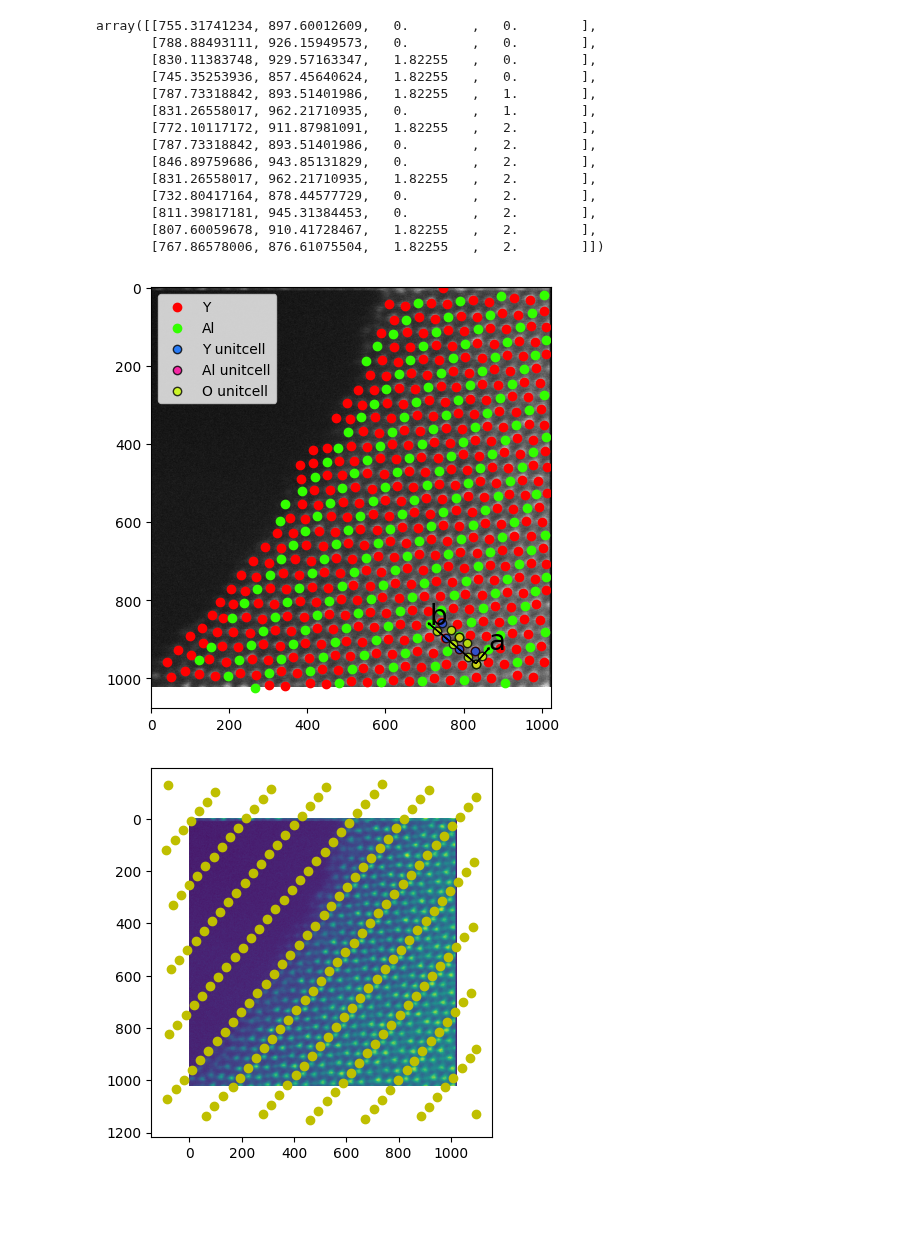
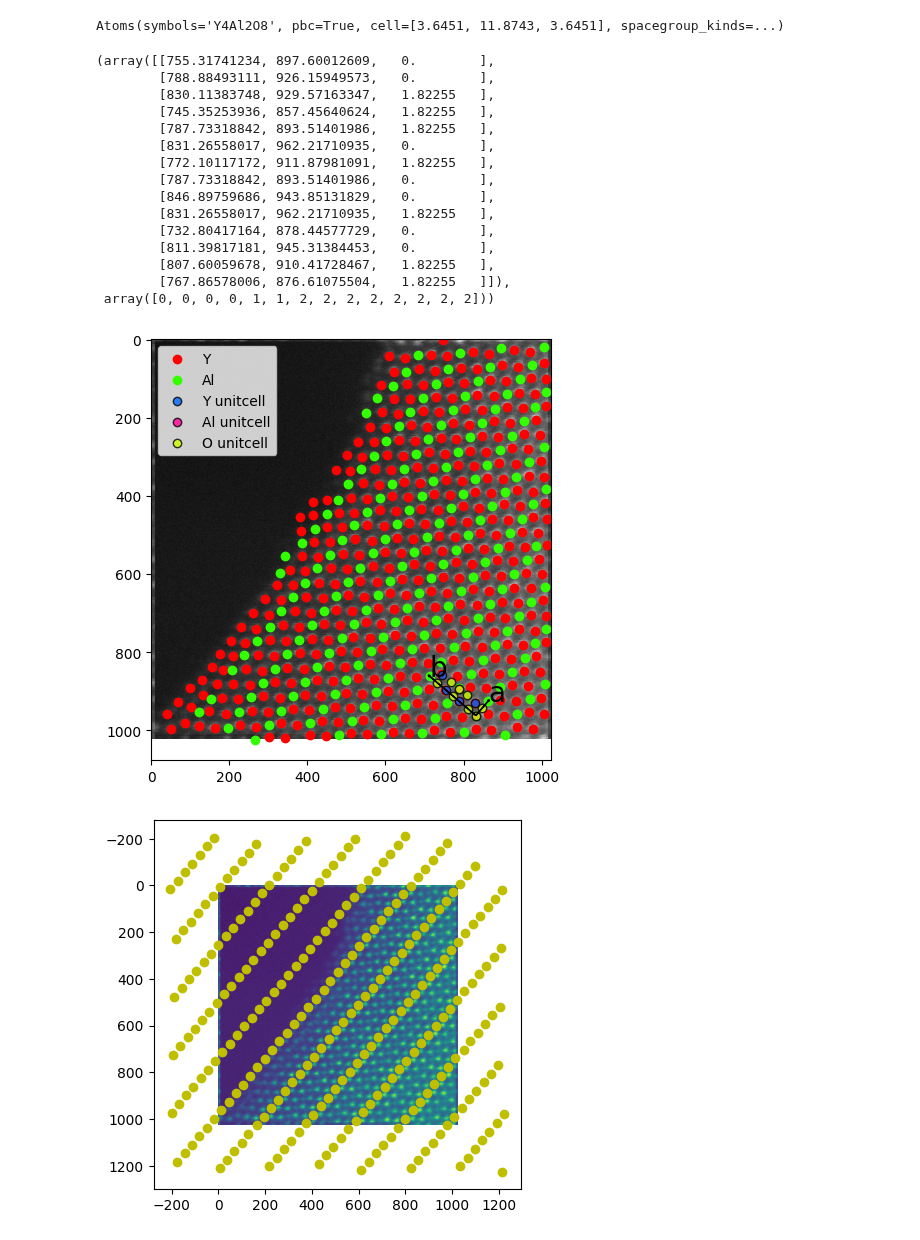
Before and after one commit to zezhong-zhang/qem, a Jupyter notebook: examples/crystal_analyzer.ipynb, the cells around one changed output. Saved outputs shown, nothing was run; the diff lists cells and outputs as text; code cells hidden in the pictures; blank space fills up the shorter version.

```diff
--- a/examples/crystal_analyzer.ipynb
+++ b/examples/crystal_analyzer.ipynb
@@ -1,13 +0,0 @@
-# %%
-from qem.crystal_analyzer import CrystalAnalyzer
-import hyperspy.api as hs
-import scipy.io as sio
-
-file = '/home/zzhang/OneDrive/data/Yang Zhang STO/dynamic pc AXON/adf_avg_25.hspy'
-s = hs.load(file)
-image = s.data
-dx =0.071356
-matfile_path = '/home/zzhang/OneDrive/data/Yang Zhang STO/dynamic pc AXON/adf_avg_coords.mat'
-matfile = sio.loadmat(matfile_path)
-coords = matfile['coords'].astype(float)
-crystal_analyzer = CrystalAnalyzer(image, dx, coords[:,:2]/dx, coords[:,2].astype(int)-1,['Sr','Ti','O'])
@@ -37,5 +15,6 @@ crystal_analyzer = CrystalAnalyzer(image, dx, coords[:,:2]/dx, coords[:,2].astyp
 import numpy as np
 cif_file_path = '/home/zzhang/OneDrive/data/Yang Zhang STO/STEM/72104-CaYAlO4-rotated.cif'
 
-crystal_analyzer.import_crystal_structure(cif_file_path)
-# crystal_analyzer.transform(np.array([[1,0,0],[0,0,1],[0,1,0]]))
+crystal_analyzer.read_cif(cif_file_path)
+# %% [output]
+Atoms(symbols='Y4Al2O8', pbc=True, cell=[3.6451, 11.8743, 3.6451], spacegroup_kinds=...)
@@ -57,26 +27,27 @@ crystal_analyzer.c = crystal_analyzer.unitcell.cell[2]
 # %%
 crystal_analyzer.unitcell_mapping()
 # %% [output]
-array([[755.31741234, 897.60012609,   0.        ,   0.        ],
-       [788.88493111, 926.15949573,   0.        ,   0.        ],
-       [830.11383748, 929.57163347,   1.82255   ,   0.        ],
-       [745.35253936, 857.45640624,   1.82255   ,   0.        ],
-       [787.73318842, 893.51401986,   1.82255   ,   1.        ],
-       [831.26558017, 962.21710935,   0.        ,   1.        ],
-       [772.10117172, 911.87981091,   1.82255   ,   2.        ],
-       [787.73318842, 893.51401986,   0.        ,   2.        ],
-       [846.89759686, 943.85131829,   0.        ,   2.        ],
-       [831.26558017, 962.21710935,   1.82255   ,   2.        ],
-       [732.80417164, 878.44577729,   0.        ,   2.        ],
-       [811.39817181, 945.31384453,   0.        ,   2.        ],
-       [807.60059678, 910.41728467,   1.82255   ,   2.        ],
-       [767.86578006, 876.61075504,   1.82255   ,   2.        ]])
+(array([[755.31741234, 897.60012609,   0.        ],
+        [788.88493111, 926.15949573,   0.        ],
+        [830.11383748, 929.57163347,   1.82255   ],
+        [745.35253936, 857.45640624,   1.82255   ],
+        [787.73318842, 893.51401986,   1.82255   ],
+        [831.26558017, 962.21710935,   0.        ],
+        [772.10117172, 911.87981091,   1.82255   ],
+        [787.73318842, 893.51401986,   0.        ],
+        [846.89759686, 943.85131829,   0.        ],
+        [831.26558017, 962.21710935,   1.82255   ],
+        [732.80417164, 878.44577729,   0.        ],
+        [811.39817181, 945.31384453,   0.        ],
+        [807.60059678, 910.41728467,   1.82255   ],
+        [767.86578006, 876.61075504,   1.82255   ]]),
+ array([0, 0, 0, 0, 1, 1, 2, 2, 2, 2, 2, 2, 2, 2]))
-[figure, old version]
+[figure, new version]
 # %%
 import matplotlib.pyplot as plt
-shift_origin_adaptive = crystal_analyzer.shift_origin_adaptive(a_limit=20,b_limit=15)
+shift_origin_adaptive = crystal_analyzer.shift_origin(a_limit=20,b_limit=15)
 plt.imshow(crystal_analyzer.image)
 for _,shift in shift_origin_adaptive.items():
     plt.scatter(shift[0],shift[1],color='y')
 # %% [output]
-[figure, old version]
+[figure, new version]
```
Also changed, not shown: parts of 4 cells of this notebook, 2 other files.
